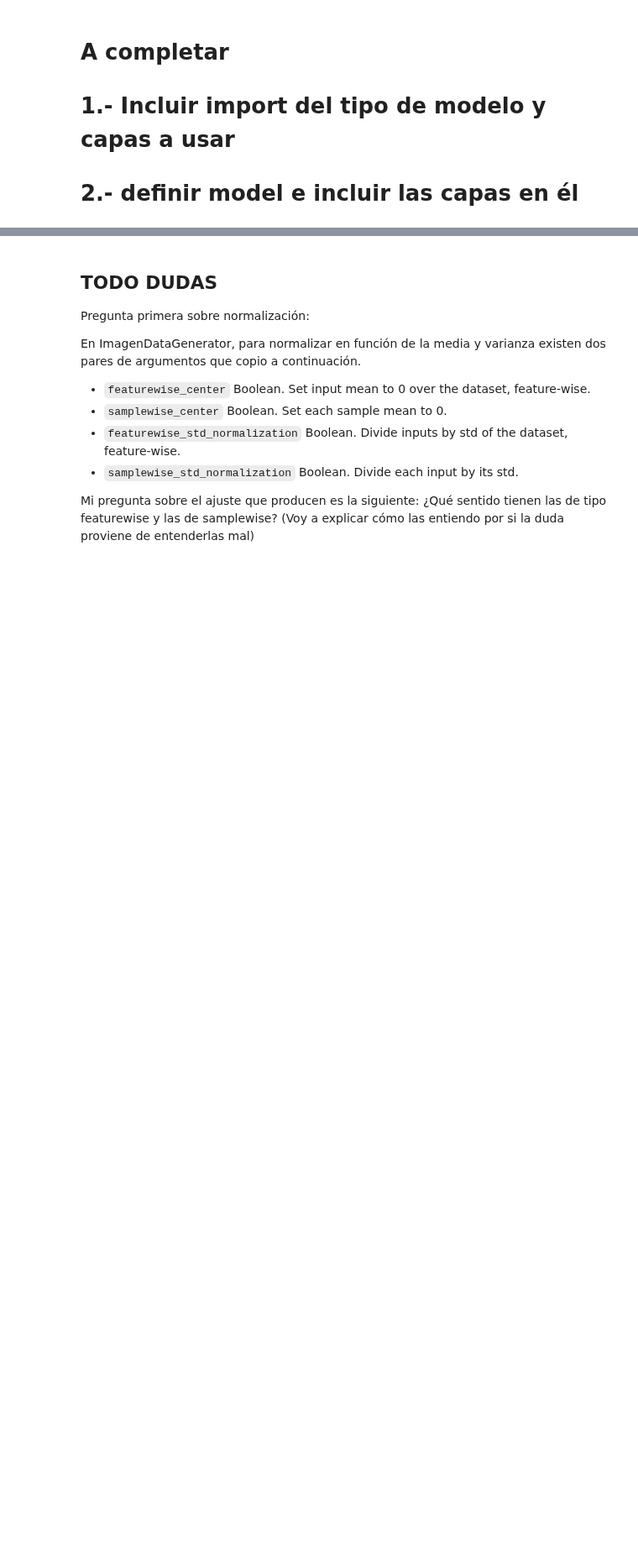
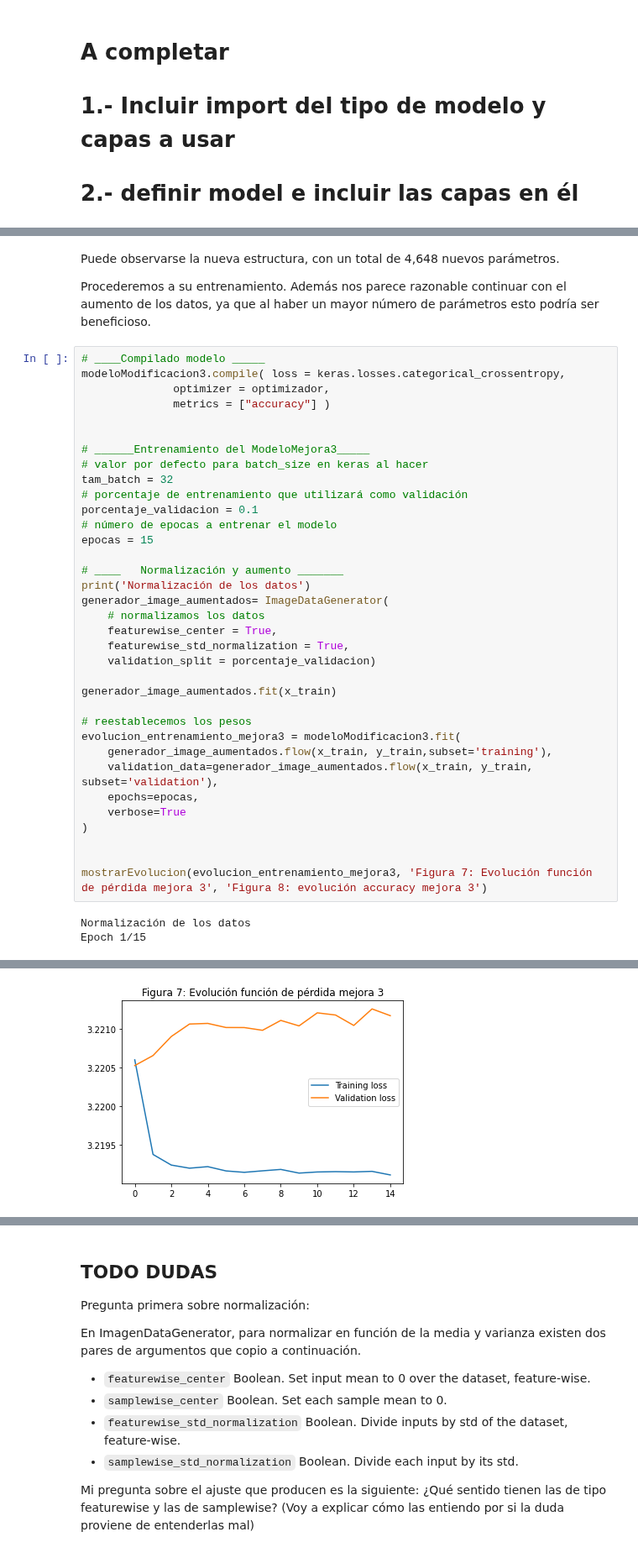
Before and after one commit to BlancaCC/Computer-vision, a Jupyter notebook: P3.ipynb, the cells around one changed output, grey strips where cells are left out. Shown at 84% size. Cells and saved outputs as stored; diff of their text form; blank space fills up the shorter version.

```diff
--- a/P3.ipynb
+++ b/P3.ipynb
@@ -886,0 +1103,42 @@ Accuracy en el conjunto test: 0.4492
+# %% [markdown]
+Puede observarse la nueva estructura, con un total de 4,648 nuevos parámetros.
+
+Procederemos a su entrenamiento. Además nos parece razonable continuar con el aumento de los datos, ya que al haber un mayor número de parámetros esto podría ser beneficioso.
+# %%
+# ____Compilado modelo _____
+modeloModificacion3.compile( loss = keras.losses.categorical_crossentropy,
+              optimizer = optimizador,
+              metrics = ["accuracy"] )
+
+
+# ______Entrenamiento del ModeloMejora3_____
+# valor por defecto para batch_size en keras al hacer
+tam_batch = 32
+# porcentaje de entrenamiento que utilizará como validación
+porcentaje_validacion = 0.1
+# número de epocas a entrenar el modelo
+epocas = 15
+
+# ____   Normalización y aumento _______
+print('Normalización de los datos')
+generador_image_aumentados= ImageDataGenerator(
+    # normalizamos los datos
+    featurewise_center = True,
+    featurewise_std_normalization = True,
+    validation_split = porcentaje_validacion)
+
+generador_image_aumentados.fit(x_train)
+
+# reestablecemos los pesos
+evolucion_entrenamiento_mejora3 = modeloModificacion3.fit(
+    generador_image_aumentados.flow(x_train, y_train,subset='training'),
+    validation_data=generador_image_aumentados.flow(x_train, y_train, subset='validation'),
+    epochs=epocas,
+    verbose=True
+)
+
+
+mostrarEvolucion(evolucion_entrenamiento_mejora3, 'Figura 7: Evolución función de pérdida mejora 3', 'Figura 8: evolución accuracy mejora 3')
+# %% [output]
+Normalización de los datos
+Epoch 1/15
@@ -886,0 +1164 @@ Accuracy en el conjunto test: 0.4492
+[figure, added]
```
Also changed, not shown: parts of 26 cells of this notebook.
